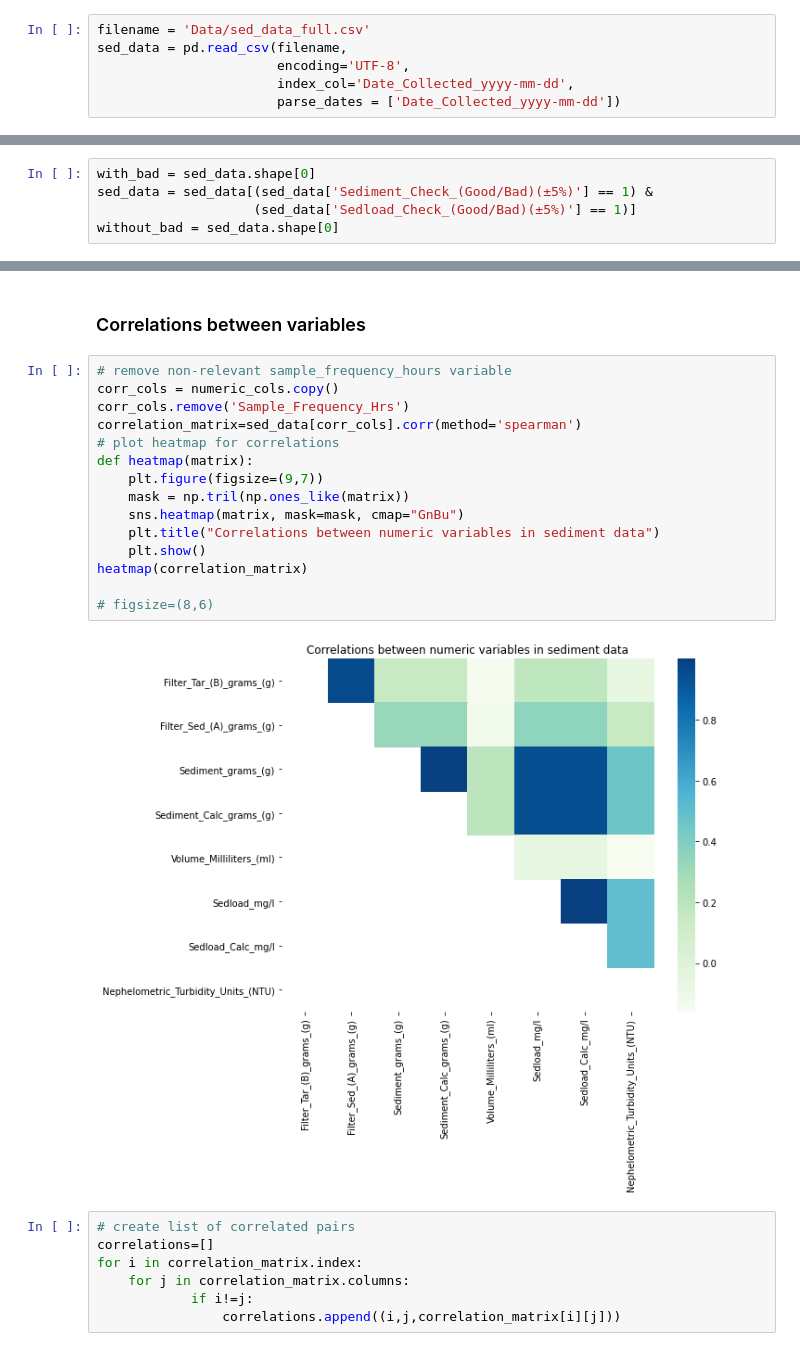
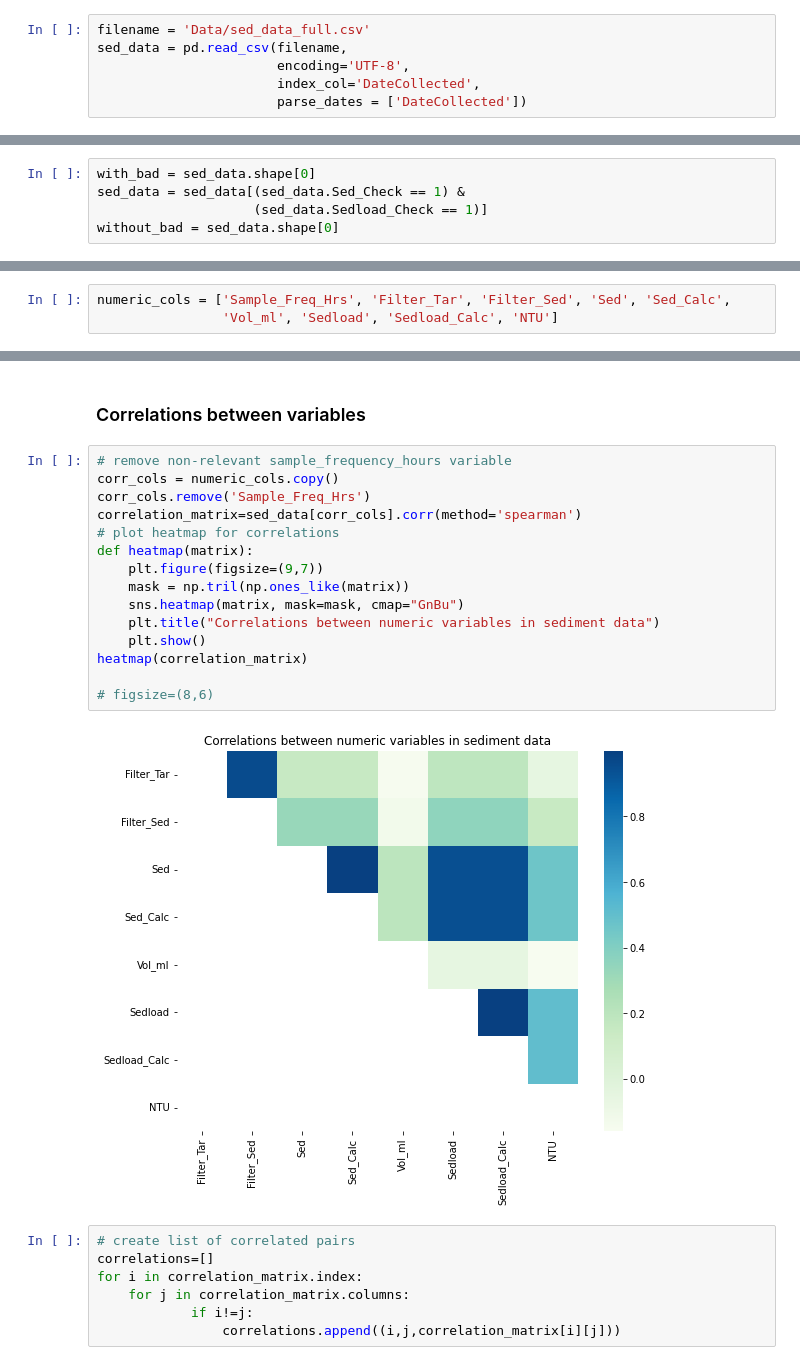
Before and after one commit to daxaurora/River_Sediment_Data_Analysis, a Jupyter notebook: River Sediment - EDA.ipynb, the cells around one changed output, grey strips where cells are left out. Saved outputs shown, nothing was run; the diff lists cells and outputs as text.

```diff
--- a/River Sediment - EDA.ipynb
+++ b/River Sediment - EDA.ipynb
@@ -27,8 +24,8 @@ import seaborn as sns
 filename = 'Data/sed_data_full.csv'
 sed_data = pd.read_csv(filename,
                        encoding='UTF-8',
-                       index_col='Date_Collected_yyyy-mm-dd',
-                       parse_dates = ['Date_Collected_yyyy-mm-dd'])
+                       index_col='DateCollected',
+                       parse_dates = ['DateCollected'])
 # %%
 print("Rows:", sed_data.shape[0], "Columns:", sed_data.shape[1])
 # %% [output]
@@ -146,7 +143,7 @@ Number of samples with bad Sedload_Check_(Good/Bad)(±5%)': 77
 # %%
 with_bad = sed_data.shape[0]
-sed_data = sed_data[(sed_data['Sediment_Check_(Good/Bad)(±5%)'] == 1) &
-                    (sed_data['Sedload_Check_(Good/Bad)(±5%)'] == 1)]
+sed_data = sed_data[(sed_data.Sed_Check == 1) &
+                    (sed_data.Sedload_Check == 1)]
 without_bad = sed_data.shape[0]
 # %%
 print("Number of data points removed:", with_bad-without_bad)
@@ -242,3 +235,6 @@ numeric_cols = ['Sample_Frequency_Hrs', 'Filter_Tar_(B)_grams_(g)', 'Filter_Sed_
+# %%
+numeric_cols = ['Sample_Freq_Hrs', 'Filter_Tar', 'Filter_Sed', 'Sed', 'Sed_Calc',
+                'Vol_ml', 'Sedload', 'Sedload_Calc', 'NTU']
 # %%
 sed_data[numeric_cols].describe()
 # %% [output]
@@ -304,20 +300,20 @@ Non-parametric statistical tests may be best for analysis and predictive models.
 # %%
 # remove non-relevant sample_frequency_hours variable
 corr_cols = numeric_cols.copy()
-corr_cols.remove('Sample_Frequency_Hrs')
+corr_cols.remove('Sample_Freq_Hrs')
 correlation_matrix=sed_data[corr_cols].corr(method='spearman')
 # plot heatmap for correlations
 def heatmap(matrix):
     plt.figure(figsize=(9,7))
     mask = np.tril(np.ones_like(matrix))
     sns.heatmap(matrix, mask=mask, cmap="GnBu")
     plt.title("Correlations between numeric variables in sediment data")
     plt.show()
 heatmap(correlation_matrix)
 
 # figsize=(8,6)
 # %% [output]
-[figure, old version]
+[figure, new version]
 # %%
 # create list of correlated pairs
 correlations=[]
```
Also changed, not shown: parts of 28 cells of this notebook, 3 other files.
